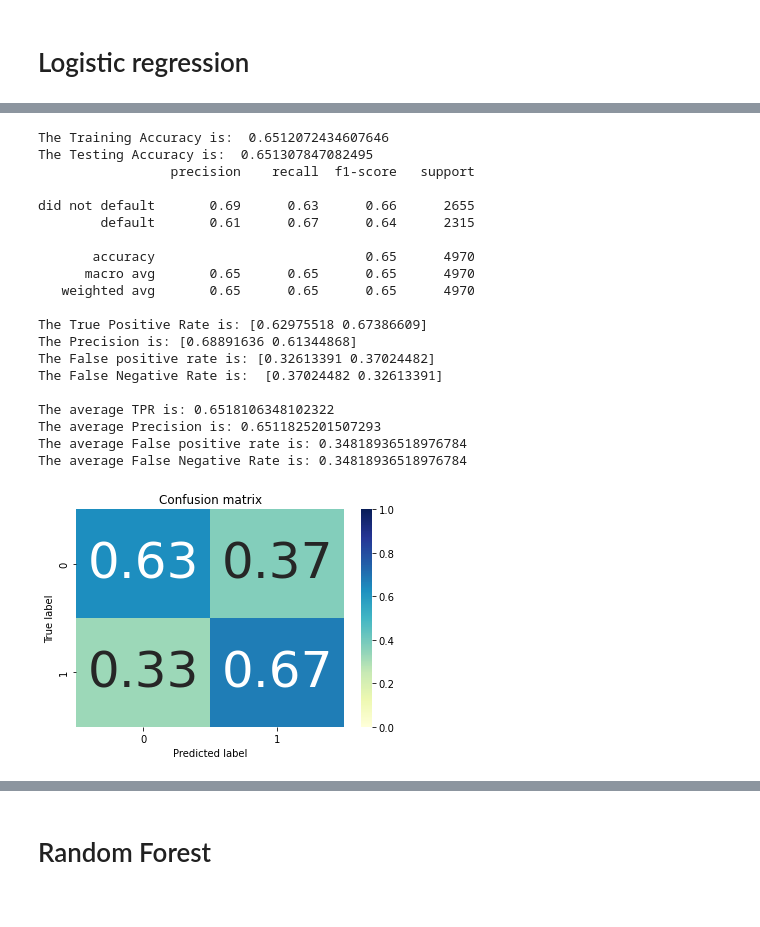
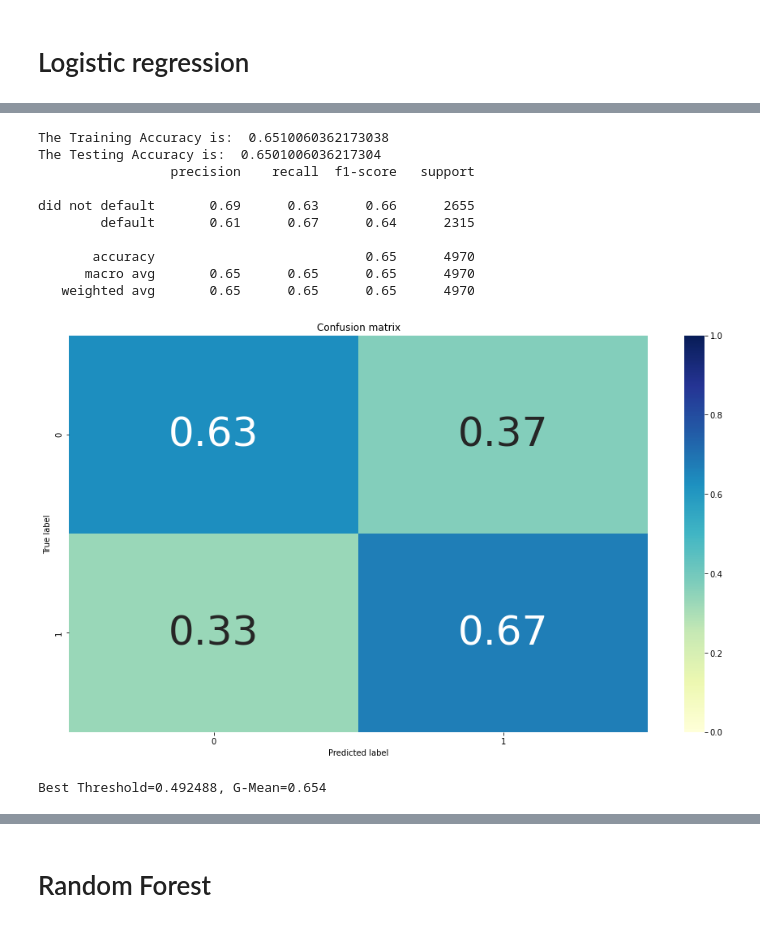
Before and after one commit to Sean-Chaos/DBA-4811-Group-Project, a Jupyter notebook: Working copy .ipynb, the cells around one changed output, grey strips where cells are left out. Saved outputs shown, nothing was run; the diff lists cells and outputs as text; code cells hidden in the pictures.

Commit message:
Add files via upload
added figures

```diff
--- a/Working copy .ipynb
+++ b/Working copy .ipynb
@@ -65,7 +66,7 @@ def data_generation(df, features, sample_size):
     y = df_temp['popularity']
     X = df_temp.drop('popularity', axis=1)
 
-    X_train, X_test, y_train, y_test = train_test_split(X, y, test_size=0.2, random_state=0)
+    X_train, X_test, y_train, y_test = train_test_split(X, y, test_size=0.3, random_state=0)
     return([X_train, X_test, y_train, y_test])
 # %%
 features = ['acousticness', 'danceability', 'duration_ms', 'energy',
@@ -225,11 +253,20 @@ Best: 0.653051 using {'C': 0.15264179671752304, 'penalty': 'l2', 'solver': 'newt
 X_train, X_test, y_train, y_test = data_generation(df, features, .4)
 
 #--------------------------------------------------------------------------------------------------
-model = LogisticRegression(max_iter=500, penalty="l2", C=0.15264179671752304, solver='newton-cg')
+model = Pipeline(steps=[("scaler", StandardScaler()),
+                        ("mdl", LogisticRegression(max_iter=500, penalty="l2",
+                                                   C=0.0075431200633546075, solver='liblinear'))])
+
 model.fit(X_train, y_train)
 
 #--------------------------------------------------------------------------------------------------
-y_pred = (model.predict_proba(X_test)[:,1]>=0.491852).astype(int)
+y_pred = model.predict_proba(X_train)[:, 1]
+fpr, tpr, thresholds = roc_curve(y_train, y_pred)
+
+gmeans = (tpr * (1-fpr))**.5
+ix = np.argmax(gmeans)
+
+y_pred = (model.predict_proba(X_test)[:,1]>=thresholds[ix]).astype(int)
 
 print("The Training Accuracy is: ", model.score(X_train, y_train))
 print("The Testing Accuracy is: ", model.score(X_test, y_test))
@@ -237,62 +274,63 @@ print(classification_report(y_test, y_pred, target_names=['did not default', 'de
 
 #--------------------------------------------------------------------------------------------------
 cm = confusion_matrix(y_test, y_pred)
 cm_norm = cm / cm.sum(axis=1).reshape(-1,1)
 
-plot_confusion_matrix(cm_norm, classes = model.classes_, title='Confusion matrix')
+fig = plt.figure(figsize=(16,9))
+fig = plot_confusion_matrix(cm_norm, classes = model.classes_, title='Confusion matrix')
 plt.savefig('temp.png', transparent=True, dpi=600)
+plt.show()
 
 #--------------------------------------------------------------------------------------------------
 # Calculating False Positives (FP), False Negatives (FN), True Positives (TP) & True Negatives (TN)
 
 FP = cm.sum(axis=0) - np.diag(cm)
 FN = cm.sum(axis=1) - np.diag(cm)
 TP = np.diag(cm)
 TN = cm.sum() - (FP + FN + TP)
 
+#--------------------------------------------------------------------------------------------------
+fig = plt.figure(figsize=(16,9))
+fig = sns.lineplot([0,1], [0,1], label='No Skill', color='#3f7f93')
 
-# Sensitivity, hit rate, recall, or true positive rate
-TPR = TP / (TP + FN)
-print("The True Positive Rate is:", TPR)
+#--------------------------------------------------------------------------------------------------
+# Test performance
+y_pred = model.predict_proba(X_test)[:, 1]
+fpr, tpr, thresholds = roc_curve(y_test, y_pred)
 
-# Precision or positive predictive value
-PPV = TP / (TP + FP)
-print("The Precision is:", PPV)
+auc = roc_auc_score(y_test, y_pred)
+fig = sns.lineplot(x=fpr, y=tpr, label=f'Test AUC: {round(auc,3)}', ci=None, color='#edb021')
 
-# False positive rate or False alarm rate
-FPR = FP / (FP + TN)
-print("The False positive rate is:", FPR)
+#--------------------------------------------------------------------------------------------------
+# Train performance
+y_pred = model.predict_proba(X_train)[:, 1]
+fpr, tpr, thresholds = roc_curve(y_train, y_pred)
+
+auc = roc_auc_score(y_train, y_pred)
+fig = sns.lineplot(x=fpr, y=tpr, label=f'Train AUC: {round(auc,3)}', ci=None, color='#767676')
 
 
-# False negative rate or Miss Rate
-FNR = FN / (FN + TP)
-print("The False Negative Rate is: ", FNR)
+gmeans = (tpr * (1-fpr))**.5
+ix = np.argmax(gmeans)
+print('Best Threshold=%f, G-Mean=%.3f' % (thresholds[ix], gmeans[ix]))
 
-##Total averages :
-print("")
-print("The average TPR is:", TPR.sum()/2)
-print("The average Precision is:", PPV.sum()/2)
-print("The average False positive rate is:", FPR.sum()/2)
-print("The average False Negative Rate is:", FNR.sum()/2)
+
+#--------------------------------------------------------------------------------------------------
+plt.legend()
+fig.set(xlabel='False Positive Rate', ylabel='True Positive Rate')
+plt.suptitle('Logistic Regression with Hyper Parameter Tuning', fontsize = 24)
+plt.savefig('temp.png', transparent=True)
+plt.show()
 # %% [output]
-The Training Accuracy is:  0.6512072434607646
-The Testing Accuracy is:  0.651307847082495
+The Training Accuracy is:  0.6510060362173038
+The Testing Accuracy is:  0.6501006036217304
                  precision    recall  f1-score   support
 
 did not default       0.69      0.63      0.66      2655
         default       0.61      0.67      0.64      2315
 
        accuracy                           0.65      4970
       macro avg       0.65      0.65      0.65      4970
    weighted avg       0.65      0.65      0.65      4970
-
-The True Positive Rate is: [0.62975518 0.67386609]
-The Precision is: [0.68891636 0.61344868]
-The False positive rate is: [0.32613391 0.37024482]
-The False Negative Rate is:  [0.37024482 0.32613391]
-
-The average TPR is: 0.6518106348102322
-The average Precision is: 0.6511825201507293
-The average False positive rate is: 0.34818936518976784
-The average False Negative Rate is: 0.34818936518976784
-[figure, old version]
+[figure, new version]
+Best Threshold=0.492488, G-Mean=0.654
```
Also changed, not shown: parts of 14 cells of this notebook.
